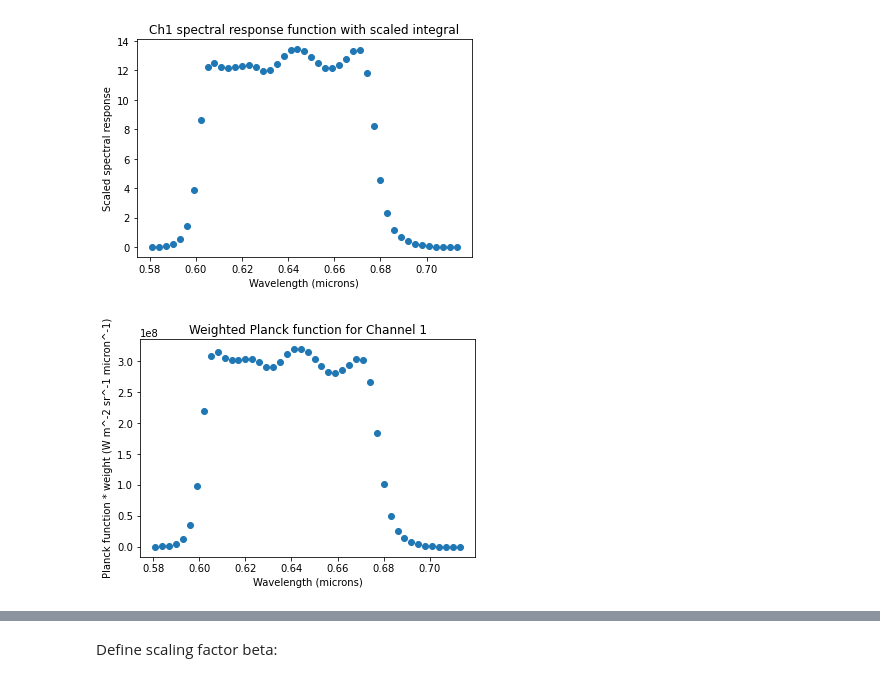
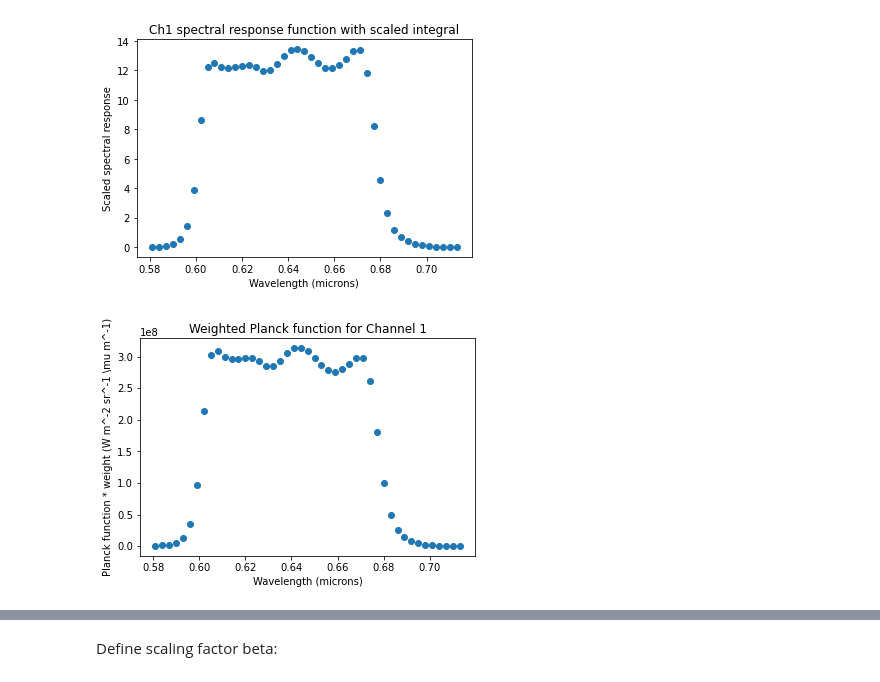
Before and after one commit to stevenwarner-1/AP03MP, a Jupyter notebook: Notebook.ipynb, the cells around one changed output, grey strips where cells are left out. Saved outputs shown, nothing was run; the diff lists cells and outputs as text; code cells hidden in the pictures.

```diff
--- a/Notebook.ipynb
+++ b/Notebook.ipynb
@@ -625,15 +652,33 @@ plt.show()
 # %% [markdown]
 Numerical integration of Planck function * channel parameter:
 # %%
-# Define Planck function:
-def planck(wavelength,T):
+## Original Planck function:
+
+# # Define Planck function:
+# def planck(wavelength,T):
+#     # Inputs:
+#         # wavelength in MICRONS
+#         # temperature in K
+#     # Output:
+#         # Spectral radiance in W m^-2 sr^-1 um^-1
+
+#     a = 1.19*(10**8)
+#     b = 14309
+
+#     return a/((wavelength**5)*(np.exp(b/(wavelength*T))-1))
+
+# Improved Planck function: more accurate constants
+def planck2(wavelength,T):
     # Inputs:
         # wavelength in MICRONS
         # temperature in K
     # Output:
         # Spectral radiance in W m^-2 sr^-1 um^-1
 
-    a = 1.19*(10**8)
-    b = 14309
+    a = 1.191030363*(10**8)
+    b = 14388.12709
 
     return a/((wavelength**5)*(np.exp(b/(wavelength*T))-1))
+
+print(planck(0.64,5800))
+print(planck2(0.64,5800))
@@ -681,16 +729,16 @@ plt.show()
 # %%
 # Create array of the Planck function * SRF:
 Plankweighted = np.zeros(len(res1))
 for i in range(0,(len(res1))):
-    Plankweighted[i] = planck(lambda1[i],5800)*res1[i]
+    Plankweighted[i] = planck2(lambda1[i],5800)*res1[i]
 
 plt.scatter(lambda1,Plankweighted)
 plt.title("Weighted Planck function for Channel 1")
 plt.xlabel("Wavelength (microns)")
-plt.ylabel("Planck function * weight (W m^-2 sr^-1 micron^-1)")
+plt.ylabel("Planck function * weight (W m^-2 sr^-1 \mu m^-1)")
 plt.show()
 # %% [output]
-[figure, old version]
+[figure, new version]
 # %%
 # Integrate weighted Planck function over the wavelength range:
 integral = integrate.simps(Plankweighted,lambda1)
```
Also changed, not shown: parts of 17 cells of this notebook.
